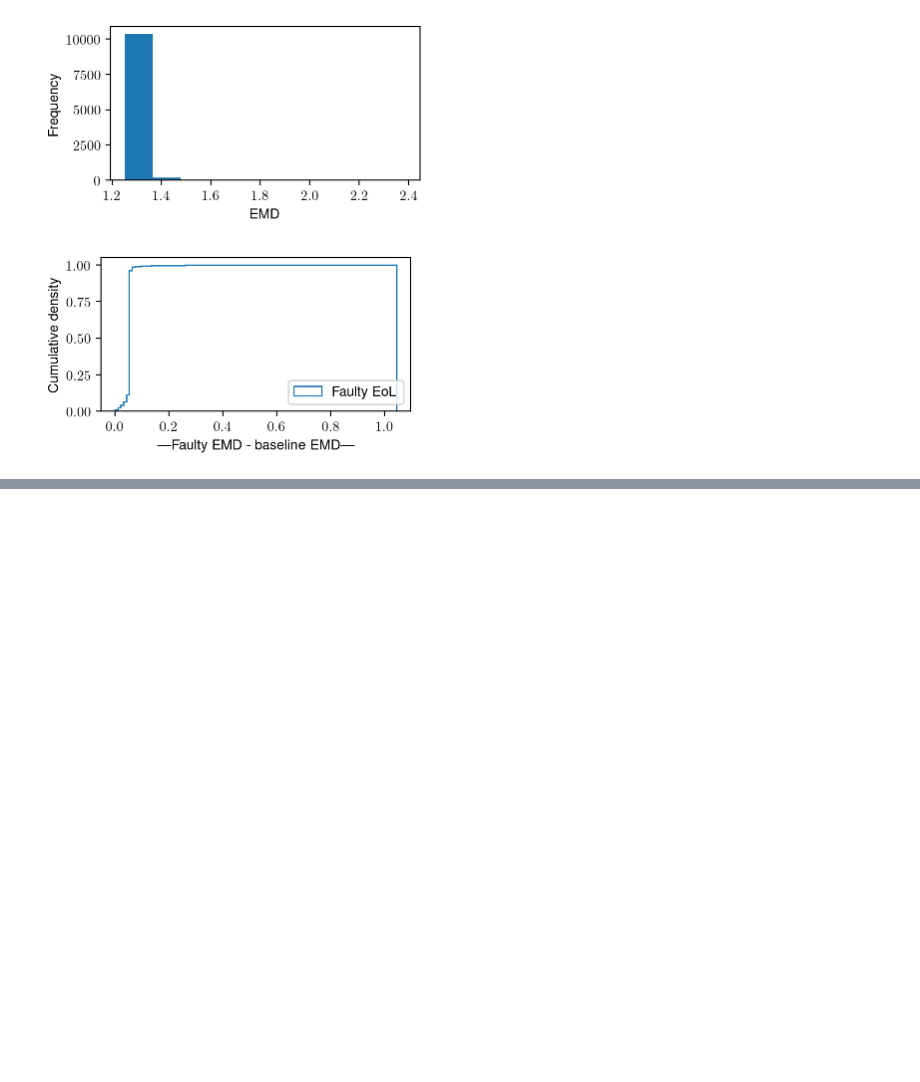
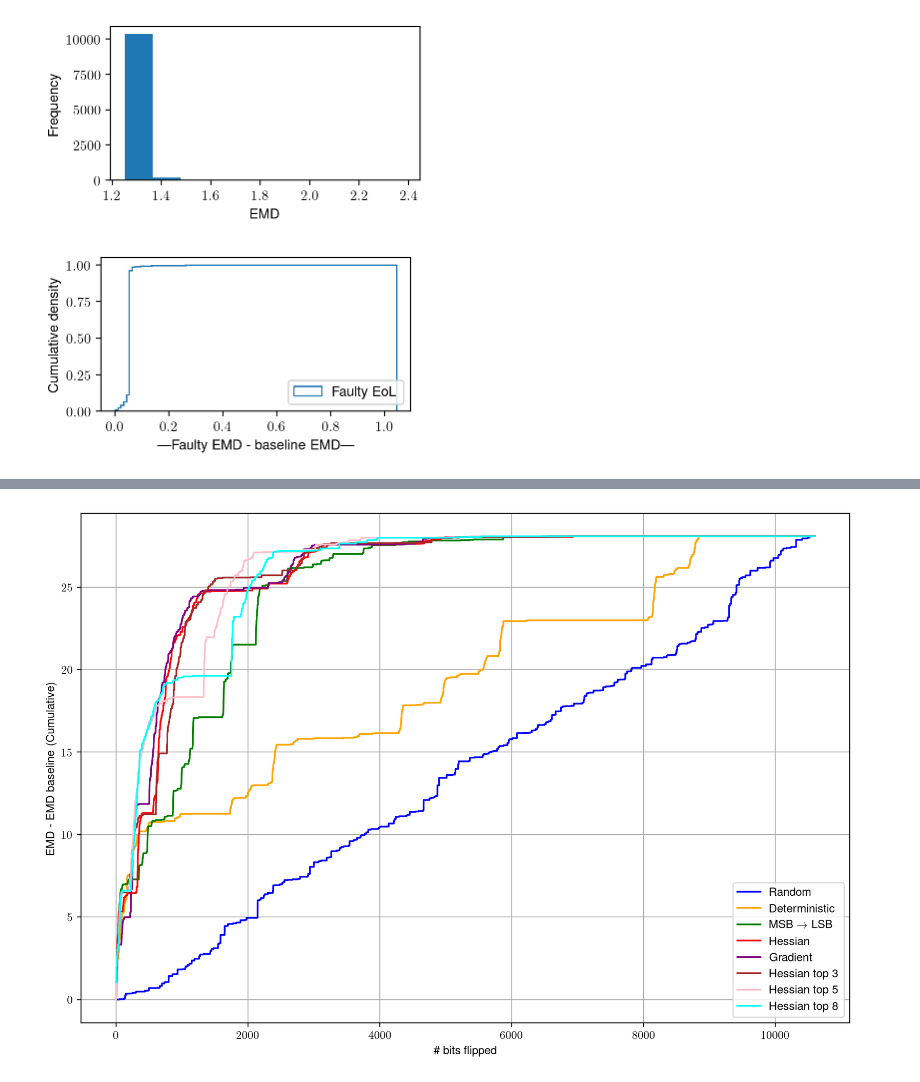
Before and after one commit to oliviaweng/fastml-science, a Jupyter notebook: sensor-data-compression/hessian-analysis/plot_paramater_ranking.ipynb, the cells around one changed output, grey strips where cells are left out. Saved outputs shown, nothing was run; the diff lists cells and outputs as text; code cells hidden in the pictures; blank space fills up the shorter version.

```diff
--- a/sensor-data-compression/hessian-analysis/plot_paramater_ranking.ipynb
+++ b/sensor-data-compression/hessian-analysis/plot_paramater_ranking.ipynb
@@ -353,0 +353,71 @@ plt.savefig(f'plots/fault_sensitivity_ranking_hess_grad_only.pdf', dpi=300, bbox
+# %%
+# Delta EMD ranking
+grad_delta_emd = []
+random_delta_emd = []
+hessian_delta_emd = []
+hessian_top3_delta_emd = []
+hessian_top5_delta_emd = []
+hessian_top8_delta_emd = []
+bit_ordered_delta_emd = []
+deterministic_delta_emd = []
+for i in range(NUM_BITS):
+    random_idx = ground_truth_rank.index(random_bit_indices[i])
+    delta_emd = ground_truth_emd[random_idx] - AVG_EMD_BASELINE_EoL
+    random_delta_emd.append(delta_emd if delta_emd > 0 else 0)
+    deterministic_idx = ground_truth_rank.index(deterministic_bit_indices[i])
+    delta_emd = ground_truth_emd[deterministic_idx] - AVG_EMD_BASELINE_EoL
+    deterministic_delta_emd.append(delta_emd if delta_emd > 0 else 0)
+    bit_ordered_idx = ground_truth_rank.index(bit_ordered_indices[i])
+    delta_emd = ground_truth_emd[bit_ordered_idx] - AVG_EMD_BASELINE_EoL
+    bit_ordered_delta_emd.append(delta_emd if delta_emd > 0 else 0)
+    hessian_idx = ground_truth_rank.index(hessian_rank[i])
+    delta_emd = ground_truth_emd[hessian_idx] - AVG_EMD_BASELINE_EoL
+    hessian_delta_emd.append(delta_emd if delta_emd > 0 else 0)
+    grad_idx = ground_truth_rank.index(gradient_rank[i])
+    delta_emd = ground_truth_emd[grad_idx] - AVG_EMD_BASELINE_EoL
+    grad_delta_emd.append(delta_emd if delta_emd > 0 else 0)
+    hessian_top3_idx = ground_truth_rank.index(hessian_rank_top3[i])
+    delta_emd = ground_truth_emd[hessian_top3_idx] - AVG_EMD_BASELINE_EoL
+    hessian_top3_delta_emd.append(delta_emd if delta_emd > 0 else 0)
+    hessian_top5_idx = ground_truth_rank.index(hessian_rank_top5[i])
+    delta_emd = ground_truth_emd[hessian_top5_idx] - AVG_EMD_BASELINE_EoL
+    hessian_top5_delta_emd.append(delta_emd if delta_emd > 0 else 0)
+    hessian_top8_idx = ground_truth_rank.index(hessian_rank_top8[i])
+    delta_emd = ground_truth_emd[hessian_top8_idx] - AVG_EMD_BASELINE_EoL
+    hessian_top8_delta_emd.append(delta_emd if delta_emd > 0 else 0)
+
+# Plot delta EMD
+fig, ax = plt.subplots(figsize=(12,8)) # figsize in inches
+
+print('Random:\n', random_delta_emd[:10])
+print('Gradient:\n', grad_delta_emd[:10])
+print('Hessian top5:\n', hessian_top5_delta_emd[:10])
+
+random_delta_emd = np.cumsum(np.array(random_delta_emd))
+deterministic_delta_emd = np.cumsum(np.array(deterministic_delta_emd))
+bit_ordered_delta_emd = np.cumsum(np.array(bit_ordered_delta_emd))
+hessian_delta_emd = np.cumsum(np.array(hessian_delta_emd))
+grad_delta_emd = np.cumsum(np.array(grad_delta_emd))
+hessian_top3_delta_emd = np.cumsum(np.array(hessian_top3_delta_emd))
+hessian_top5_delta_emd = np.cumsum(np.array(hessian_top5_delta_emd))
+hessian_top8_delta_emd = np.cumsum(np.array(hessian_top8_delta_emd))
+
+print('Random:\n', random_delta_emd[:10])
+print('Gradient:\n', grad_delta_emd[:10])
+print('Hessian top5:\n', hessian_top5_delta_emd[:10])
+
+ax.plot(np.arange(NUM_BITS), random_delta_emd, color='blue', label='Random')
+ax.plot(np.arange(NUM_BITS), deterministic_delta_emd, color='orange', label='Deterministic')
+ax.plot(np.arange(NUM_BITS), bit_ordered_delta_emd, color='green', label=r'MSB $\rightarrow$ LSB')
+ax.plot(np.arange(NUM_BITS), hessian_delta_emd, color='red', label='Hessian')
+ax.plot(np.arange(NUM_BITS), grad_delta_emd, color='purple', label='Gradient')
+ax.plot(np.arange(NUM_BITS), hessian_top3_delta_emd, color='brown', label='Hessian top 3')
+ax.plot(np.arange(NUM_BITS), hessian_top5_delta_emd, color='pink', label='Hessian top 5')
+ax.plot(np.arange(NUM_BITS), hessian_top8_delta_emd, color='cyan', label='Hessian top 8')
+ax.set_xlabel('\# bits flipped')
+ax.set_ylabel('EMD - EMD baseline (Cumulative)')
+ax.legend()
+ax.grid()
+# plt.xlim(0, 1000)
+plt.savefig(f'plots/fault_sensitivity_ranking_delta_emd.pdf', dpi=300, bbox_inches='tight')
+# %% [output]
@@ -353,0 +438 @@ plt.savefig(f'plots/fault_sensitivity_ranking_hess_grad_only.pdf', dpi=300, bbox
+[figure, added]
```
Also changed, not shown: parts of 5 cells of this notebook, 6 other files.
